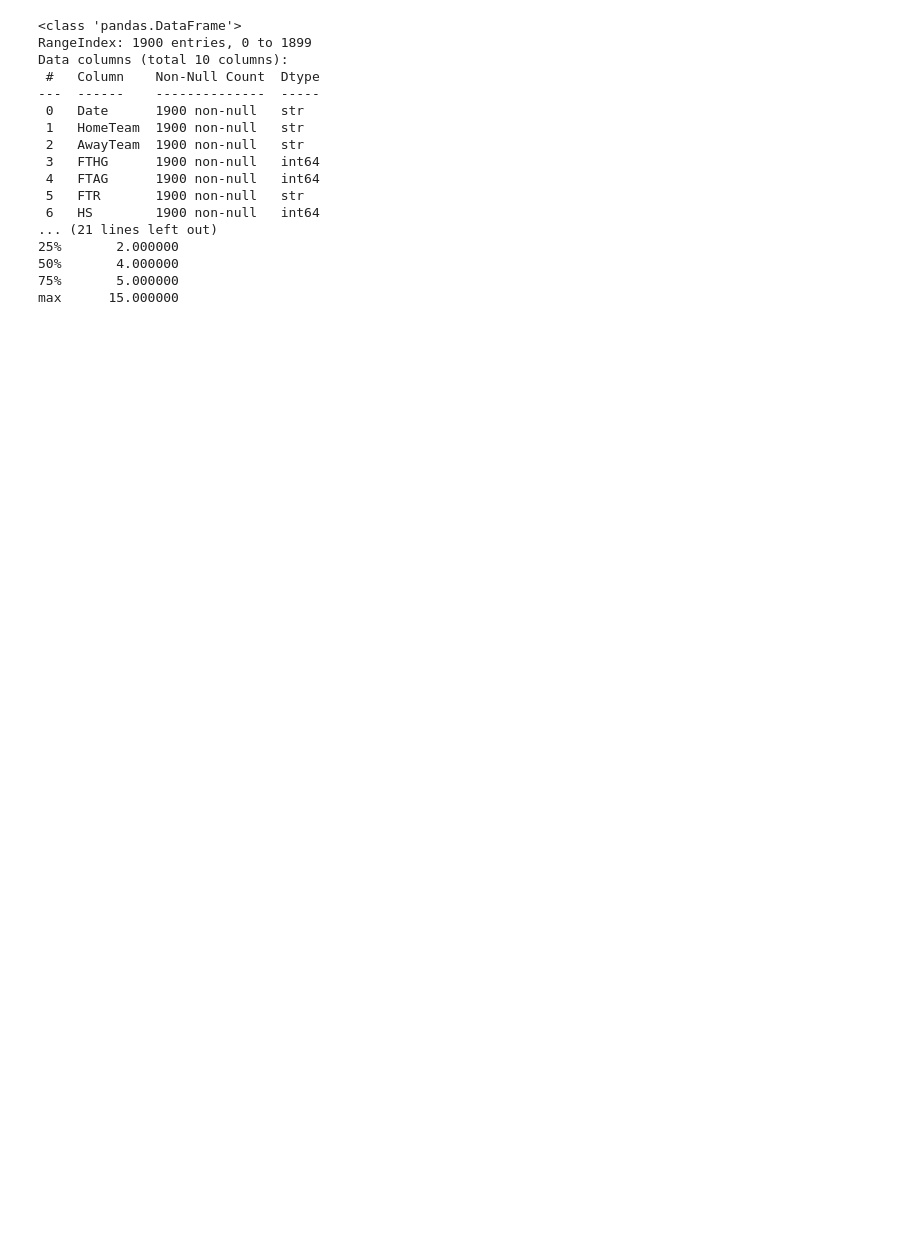
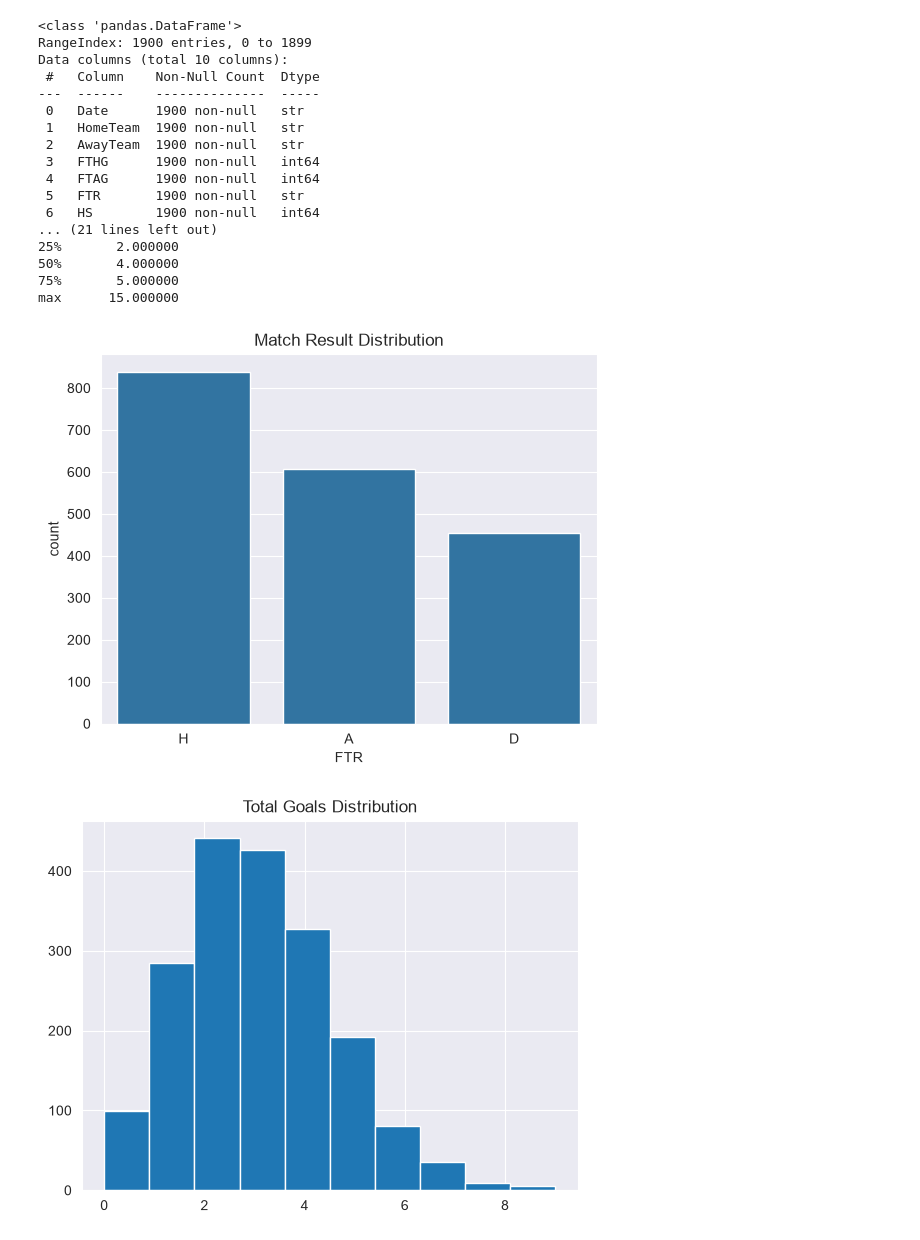
Before and after one commit to RJWaddy/EPLInsightEngine, a Jupyter notebook: notebooks/03_eda.ipynb, the cells around one changed output. Saved outputs shown, nothing was run; the diff lists cells and outputs as text; code cells hidden in the pictures; blank space fills up the shorter version.

Commit message:
Carried out much more EDA and proven a measurable home advantage in premier league football to as much as 10 extra goals per season because of home advantage.

```diff
--- a/notebooks/03_eda.ipynb
+++ b/notebooks/03_eda.ipynb
@@ -1,29 +1,100 @@
 # %%
 import pandas as pd
 import seaborn as sns
 import matplotlib.pyplot as plt
 
+#Data reading
 df = pd.read_csv("../data/processed/epl_cleaned.csv")
+
+#brief insights
 print(df.info())
 print(df.describe())
+
+#Bar plot of Match result distribution
 sns.countplot(x="FTR", data=df)
 plt.title("Match Result Distribution")
-plt.show
+plt.show()
+
+#Goal distribution
+df["TotalGoals"] = df["FTHG"] + df["FTAG"]
+df["TotalGoals"].hist(bins=10)
+plt.title("Total Goals Distribution")
+plt.show()
+
+#Correlation Matrix
+corr = df.corr(numeric_only=True)
+sns.heatmap(corr, annot=True)
+plt.title("Feature Correlation Matrix")
+plt.show()
+
+#Shots VS Goals
+sns.scatterplot(x="HS", y="FTHG", data=df)
+plt.title("Home Shots vs Home Goals")
+plt.show()
+
+#boxplot
+sns.boxplot(x="FTR", y="HS", data=df)
+plt.title("Home Shots by Match Result")
+plt.show()
+
+#Team performance at home
+team_goals_home = (
+    df.groupby("HomeTeam")["FTHG"]
+    .mean()
+    .sort_values(ascending=False)
+)
+print(team_goals_home)
+
+#Team performance away
+team_goals_away = (
+    df.groupby("AwayTeam")["FTAG"]
+    .mean()
+    .sort_values(ascending=False)
+)
+print(team_goals_away)
+
+#home vs away win rate
+home_win_rate = (df["FTR"] == "H").mean()
+print(home_win_rate)
+away_win_rate = (df["FTR"] == "A").mean()
+print(away_win_rate)
+
+df["GoalDifference"] = df["FTHG"] - df["FTAG"]
+home_advantage = df["GoalDifference"].mean()
+print(home_advantage)
+
+#visualise home advantage
+goal_means = [
+    df["FTHG"].mean(),
+    df["FTAG"].mean()
+]
+
+labels = ["Home Goals", "Away Goals"]
+
+plt.bar(labels, goal_means)
+
+plt.title("Average Goals: Home vs Away")
+
+plt.ylabel("Goals Per Match")
+
+plt.show()
 # %% [output]
 <class 'pandas.DataFrame'>
 RangeIndex: 1900 entries, 0 to 1899
 Data columns (total 10 columns):
  #   Column    Non-Null Count  Dtype
 ---  ------    --------------  -----
  0   Date      1900 non-null   str
  1   HomeTeam  1900 non-null   str
  2   AwayTeam  1900 non-null   str
  3   FTHG      1900 non-null   int64
  4   FTAG      1900 non-null   int64
  5   FTR       1900 non-null   str
  6   HS        1900 non-null   int64
 ... (21 lines left out)
 25%       2.000000
 50%       4.000000
 75%       5.000000
 max      15.000000
+[figure, new version]
+[figure, added]
```
Also changed, not shown: parts of 1 cell of this notebook.
